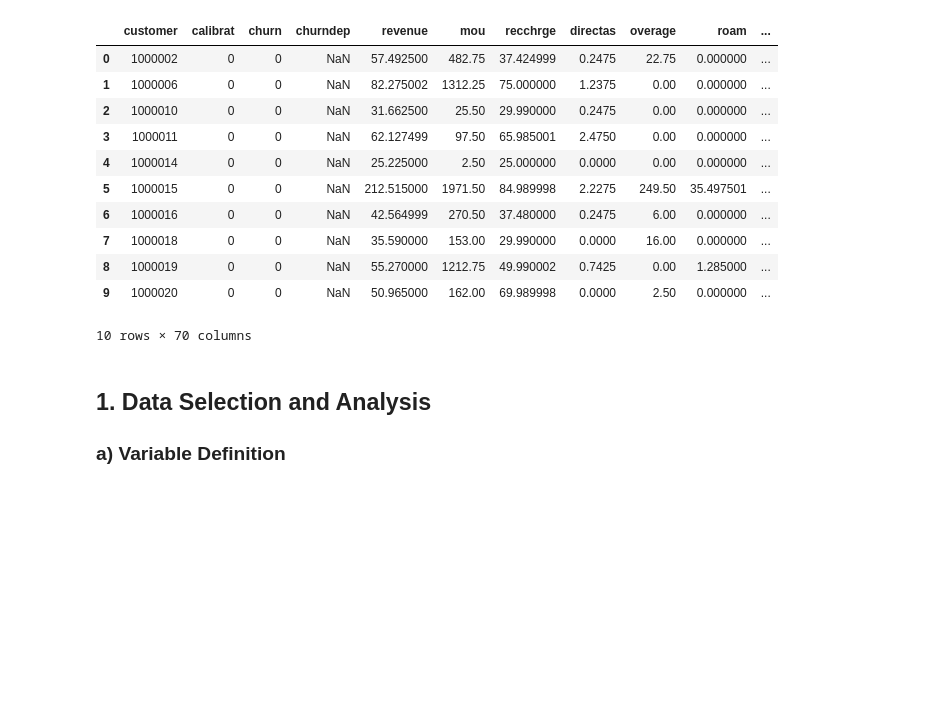
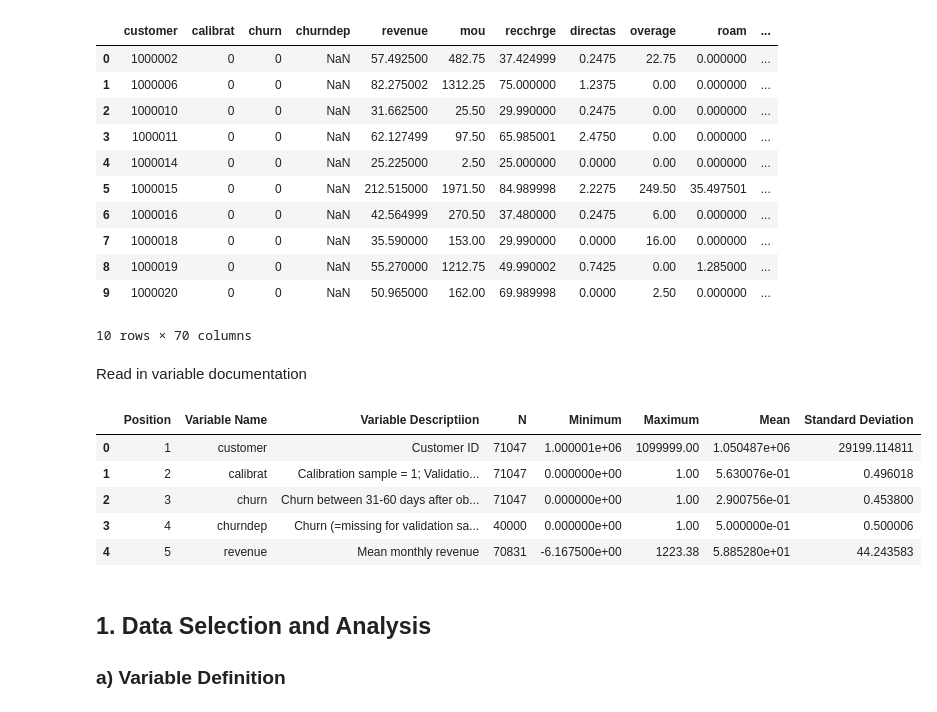
Before and after one commit to adeng/mba263-projects, a Jupyter notebook: Cell2Cell Group Assignment.ipynb, the cells around one changed output. Saved outputs shown, nothing was run; the diff lists cells and outputs as text; code cells hidden in the pictures; blank space fills up the shorter version.

Commit message:
Read in supplemental data for analysis

```diff
--- a/Cell2Cell Group Assignment.ipynb
+++ b/Cell2Cell Group Assignment.ipynb
@@ -25,6 +27,19 @@ data.head(10)
 | 8 | 1000019 | 0 | 0 | NaN | 55.270000 | 1212.75 | 49.990002 | 0.7425 | 0.00 | 1.285000 | ... |
 | 9 | 1000020 | 0 | 0 | NaN | 50.965000 | 162.00 | 69.989998 | 0.0000 | 2.50 | 0.000000 | ... |
 10 rows × 70 columns
+# %% [markdown]
+Read in variable documentation
+# %%
+# Read supplementation documentation and statistics about each variable
+docs = pandas.read_excel('Cell2Cell_Data_Documentation.xlsx', sheet_name='Sheet1', usecols='A:B,D:I', skiprows=range(0, 5), header=0)
+docs.head()
+# %% [output]
+|  | Position | Variable Name | Variable Descriptiion | N | Minimum | Maximum | Mean | Standard Deviation |
+| 0 | 1 | customer | Customer ID | 71047 | 1.000001e+06 | 1099999.00 | 1.050487e+06 | 29199.114811 |
+| 1 | 2 | calibrat | Calibration sample = 1; Validatio... | 71047 | 0.000000e+00 | 1.00 | 5.630076e-01 | 0.496018 |
+| 2 | 3 | churn | Churn between 31-60 days after ob... | 71047 | 0.000000e+00 | 1.00 | 2.900756e-01 | 0.453800 |
+| 3 | 4 | churndep | Churn (=missing for validation sa... | 40000 | 0.000000e+00 | 1.00 | 5.000000e-01 | 0.500006 |
+| 4 | 5 | revenue | Mean monthly revenue | 70831 | -6.167500e+00 | 1223.38 | 5.885280e+01 | 44.243583 |
 # %% [markdown]
 ## 1. Data Selection and Analysis
 ### a) Variable Definition
```
Also changed, not shown: parts of 9 cells of this notebook, 1 other file.
